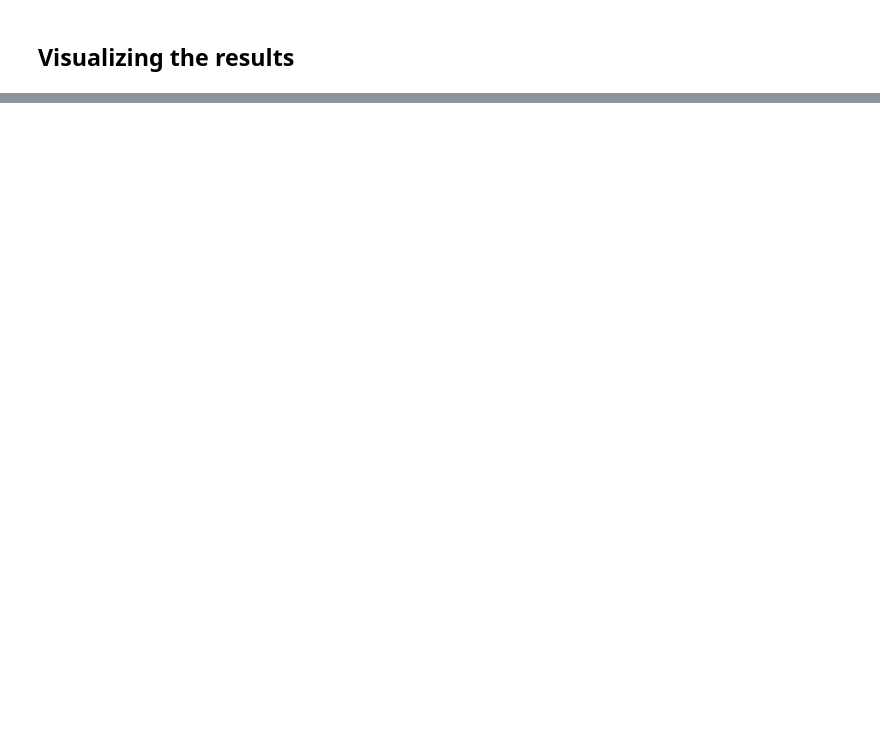
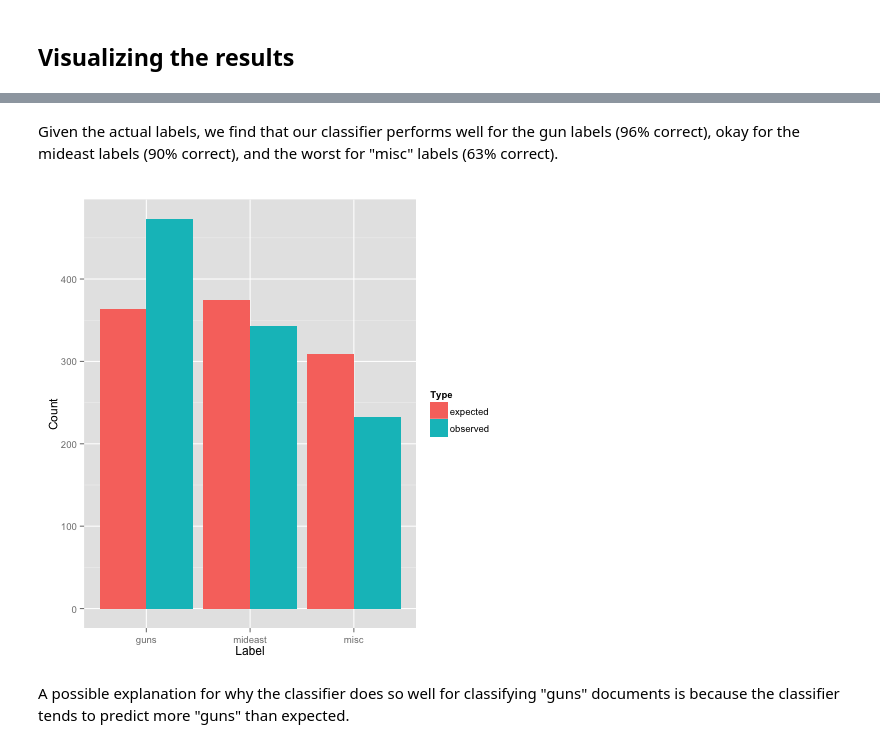
Before and after one commit to csiu/datasci, a Jupyter notebook: text/2015-07-25_document-classification_nb.ipynb, the cells around one changed output, grey strips where cells are left out. Drawn from its saved outputs; the diff is of its cells as text; code cells hidden in the pictures; blank space fills up the shorter version.

```diff
--- a/text/2015-07-25_document-classification_nb.ipynb
+++ b/text/2015-07-25_document-classification_nb.ipynb
@@ -205,0 +249,14 @@ Using  as id variables
+# %% [markdown]
+Given the actual labels, we find that our classifier performs well for the gun labels (96% correct), okay for the mideast labels (90% correct), and the worst for "misc" labels (63% correct).
+# %%
+%%R -i dfcounts
+dat = cbind(expected=colSums(dfcounts), observed=rowSums(dfcounts))
+dat = melt(dat)
+colnames(dat) <- c("Label", "Type", "Count")
+
+ggplot(dat, aes(x=Label, y=Count, fill=Type)) +
+    geom_bar(stat="identity", position="dodge")
+# %% [output]
+[figure, added]
+# %% [markdown]
+A possible explanation for why the classifier does so well for classifying "guns" documents is because the classifier tends to predict more "guns" than expected.
```
Also changed, not shown: parts of 12 cells of this notebook.
